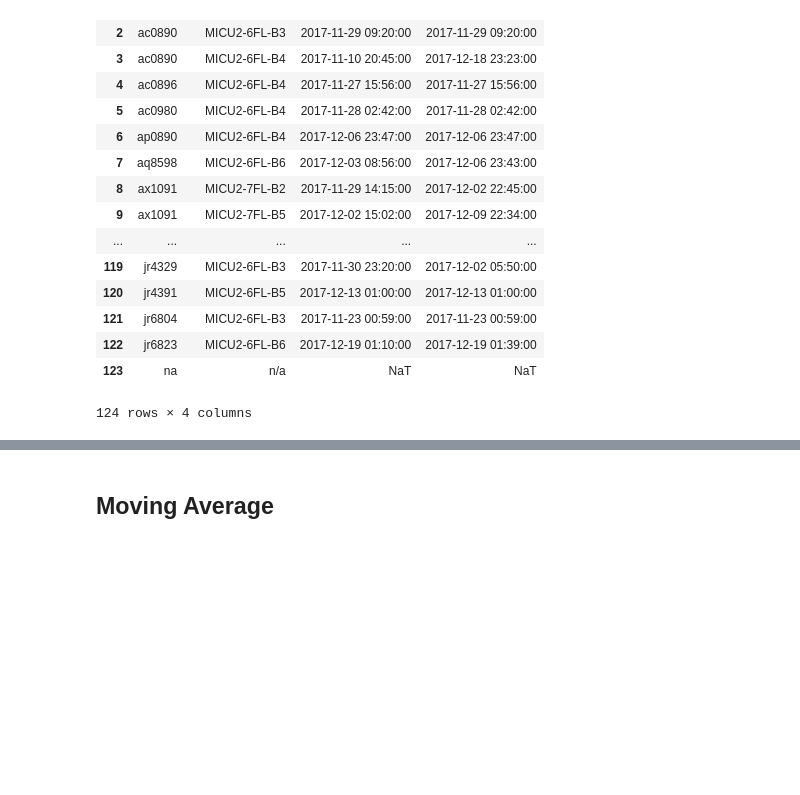
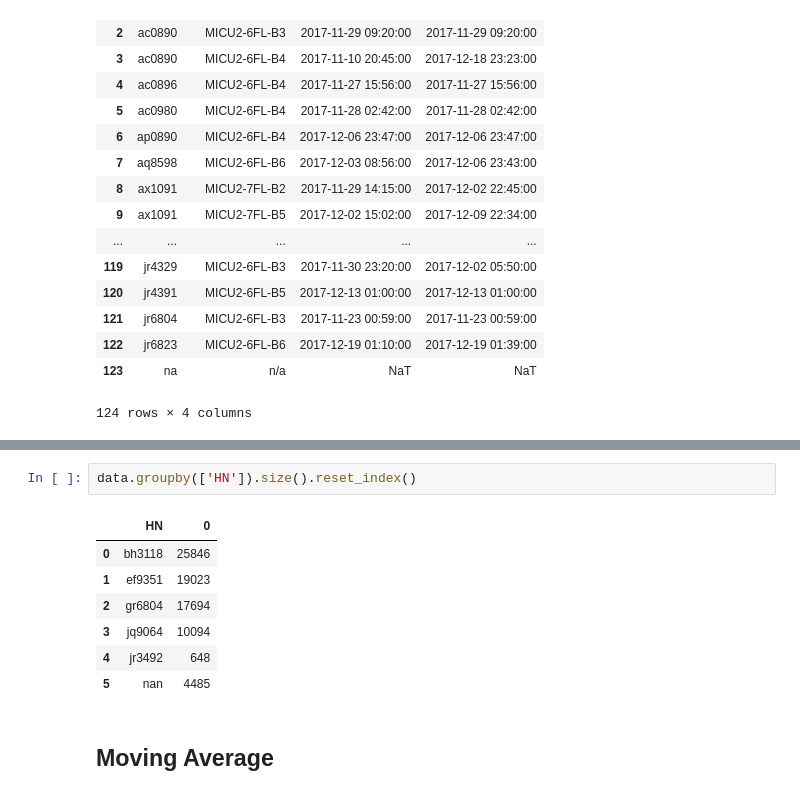
Before and after one commit to fooljames/ml-med, a Jupyter notebook: Untitled1.ipynb, the cells around one changed output, grey strips where cells are left out. Saved outputs shown, nothing was run; the diff lists cells and outputs as text; blank space fills up the shorter version.

```diff
--- a/Untitled1.ipynb
+++ b/Untitled1.ipynb
@@ -223,3 +307,13 @@ df_test[df_test.HN == 'jq9064']
+# %%
+data.groupby(['HN']).size().reset_index()
+# %% [output]
+|  | HN | 0 |
+| 0 | bh3118 | 25846 |
+| 1 | ef9351 | 19023 |
+| 2 | gr6804 | 17694 |
+| 3 | jq9064 | 10094 |
+| 4 | jr3492 | 648 |
+| 5 | nan | 4485 |
 # %% [markdown]
 ## Moving Average
 # %%
```
Also changed, not shown: parts of 28 cells of this notebook.
